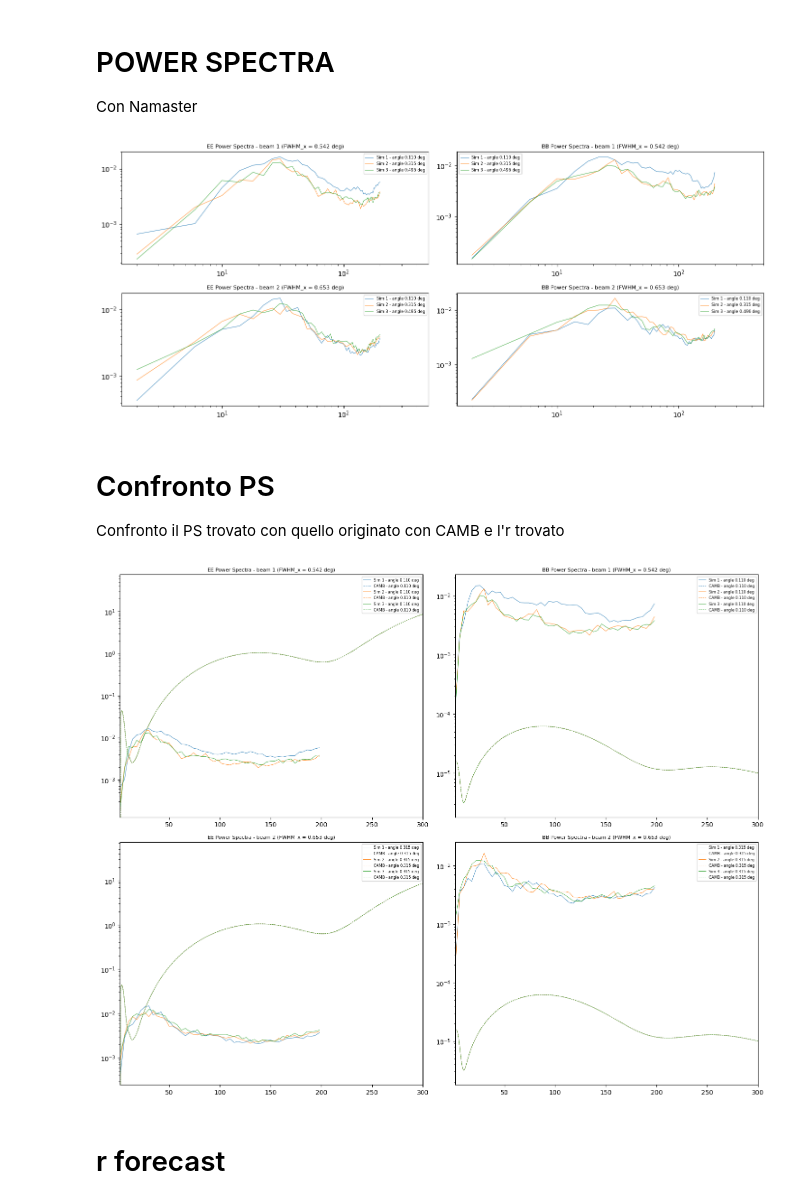
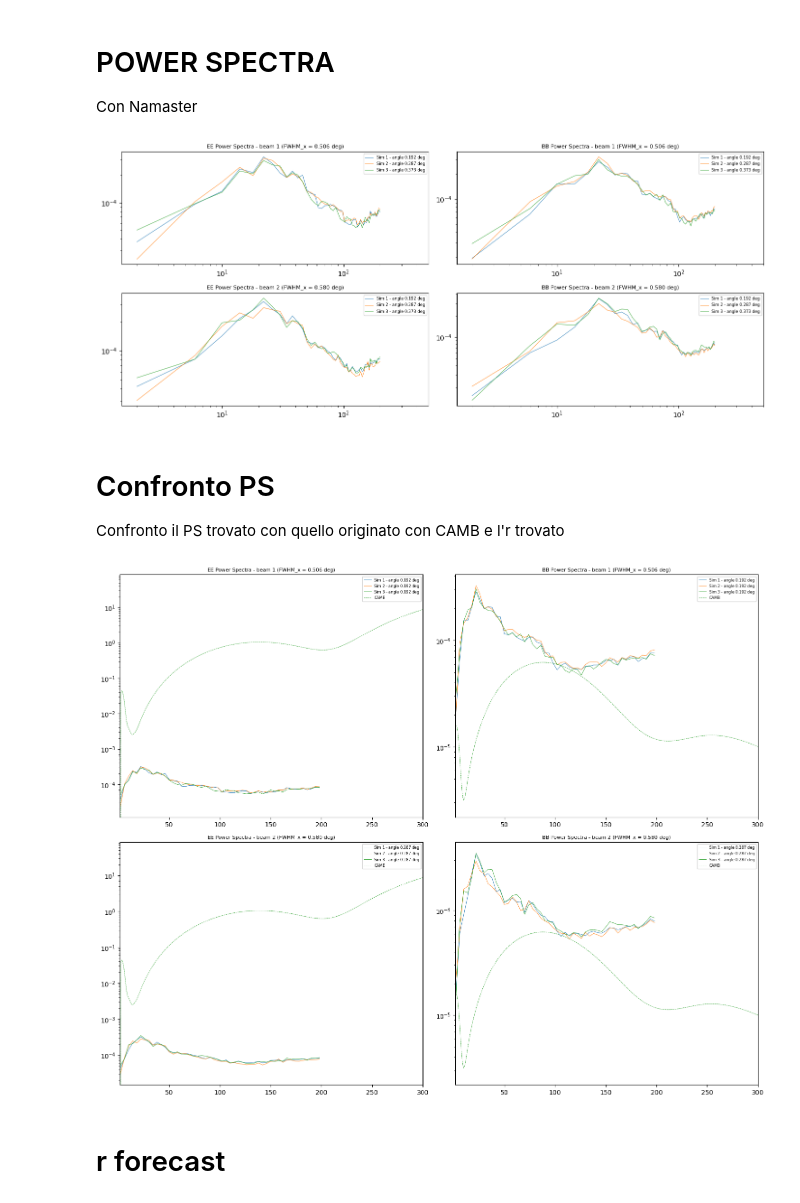
Before and after one commit to racheleguidettii/MastersThesis, a Jupyter notebook: PySMmaps/Patch_AngleBeamMC_d1s1.ipynb, the cells around one changed output. Saved outputs shown, nothing was run; the diff lists cells and outputs as text; code cells hidden in the pictures.

```diff
--- a/PySMmaps/Patch_AngleBeamMC_d1s1.ipynb
+++ b/PySMmaps/Patch_AngleBeamMC_d1s1.ipynb
@@ -363,5 +363,5 @@ np.shape(Q_conv_real_all[40])
 # %%
-std_deviation_degree = 1
+std_deviation_degree = 0.1
 std_deviation_rad    = std_deviation_degree * np.pi / 180
 
 gauss_center  = 0
@@ -375,9 +375,6 @@ for i in range (num_simulations_angle):
 
 
 
-print(std_deviation_rad)
-print(pol_angle_given_rad)
-print(pol_angle_given)
-
-#[0.07593096 0.21097913 0.31039778 0.35911768 0.42746707]
+print('Angoli in deg: ', pol_angle_given)
+print('Angoli in rad: ', pol_angle_given_rad)
 # %% [output]
@@ -550,7 +543,7 @@ for i in range(num_simulations_beam):
     cmb_U[i] = {}
     cmb_I[i] = {}
     for j in range(num_simulations_angle):
-        result = basic_comp_sep(components, instrument_freq, full_array[i][j], 32)
+        result = basic_comp_sep(components, instrument_freq, full_array[i][j], 16)
         results.append(result)
 
         print(f"Beam Simulation {i}, Angle Simulation {j}")
@@ -783,7 +766,7 @@ for b in range(num_simulations_beam):
 plt.tight_layout()
 plt.show()
 # %% [output]
-[figure, old version]
+[figure, new version]
 # %% [markdown]
 # Confronto PS
 Confronto il PS trovato con quello originato con CAMB e l'r trovato
@@ -822,36 +805,36 @@ for i in range(num_simulations_beam):
     ax[i, 0].set_title(f'EE Power Spectra - beam {i+1} (FWHM_x = {FWHM_x[i]:.3f} deg)', fontsize = 8)
 
     for j in range(num_simulations_angle):
         color = colors[j % len(colors)]
         ax[i, 0].plot(ells_uncoupled, EE_PS[i][j] * factor, color=color, linewidth=0.6, label=f'Sim {j+1} - angle {pol_angle_given[i]:.3f} deg')
-        ax[i, 0].plot(ls, unlensedtotal[:,1] , color=color, linewidth=0.6, label=f'CAMB - angle {pol_angle_given[i]:.3f} deg', linestyle='--')
+    ax[i,0].plot(ls, unlensedtotal[:,1] , color=color, linewidth=0.6, label=f'CAMB', linestyle='--')
 
 
     ax[i, 0].semilogy()
     ax[i, 0].legend(fontsize=6)
     ax[i, 0].set_xlim(1.5, 300)
    # ax[i, 0].set_ylim(5e-4, 1e-2)
 
 
     # Plot BB power spectra
     ax[i, 1].set_title(f'BB Power Spectra - beam {i+1} (FWHM_x = {FWHM_x[i]:.3f} deg)', fontsize = 8)
 
     for j in range(num_simulations_angle):
         color = colors[j % len(colors)]
         ax[i, 1].plot(ells_uncoupled, BB_PS[i][j] * factor, color=color, linewidth=0.6, label=f'Sim {j+1} - angle {pol_angle_given[i]:.3f} deg')
-        ax[i, 1].plot(ls, unlensedtotal[:,2] , color=color, linewidth=0.6, label=f'CAMB - angle {pol_angle_given[i]:.3f} deg', linestyle='--')
+    ax[i,1].plot(ls, unlensedtotal[:,2] , color=color, linewidth=0.6, label=f'CAMB', linestyle='--')
 
     ax[i, 1].semilogy()
     ax[i, 1].legend(fontsize=6)
     ax[i, 1].set_xlim(1.5, 300)
     #ax[i, 1].set_ylim(5e-4, 1e-2)
 
 
 
 plt.tight_layout()
 plt.show()
 # %% [output]
-[figure, old version]
+[figure, new version]
 # %% [markdown]
 # r forecast
 # %%
```
Also changed, not shown: parts of 11 cells of this notebook.
